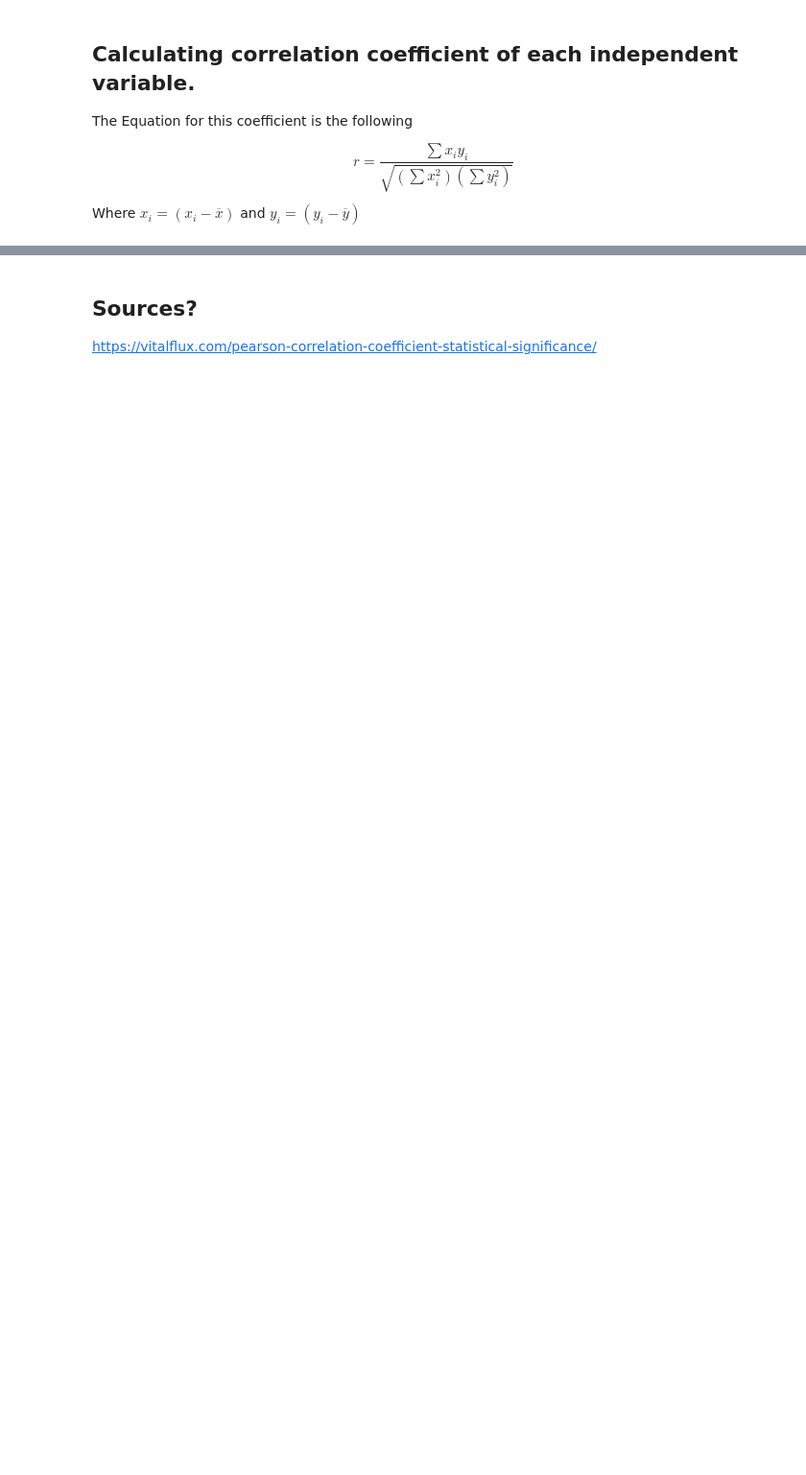
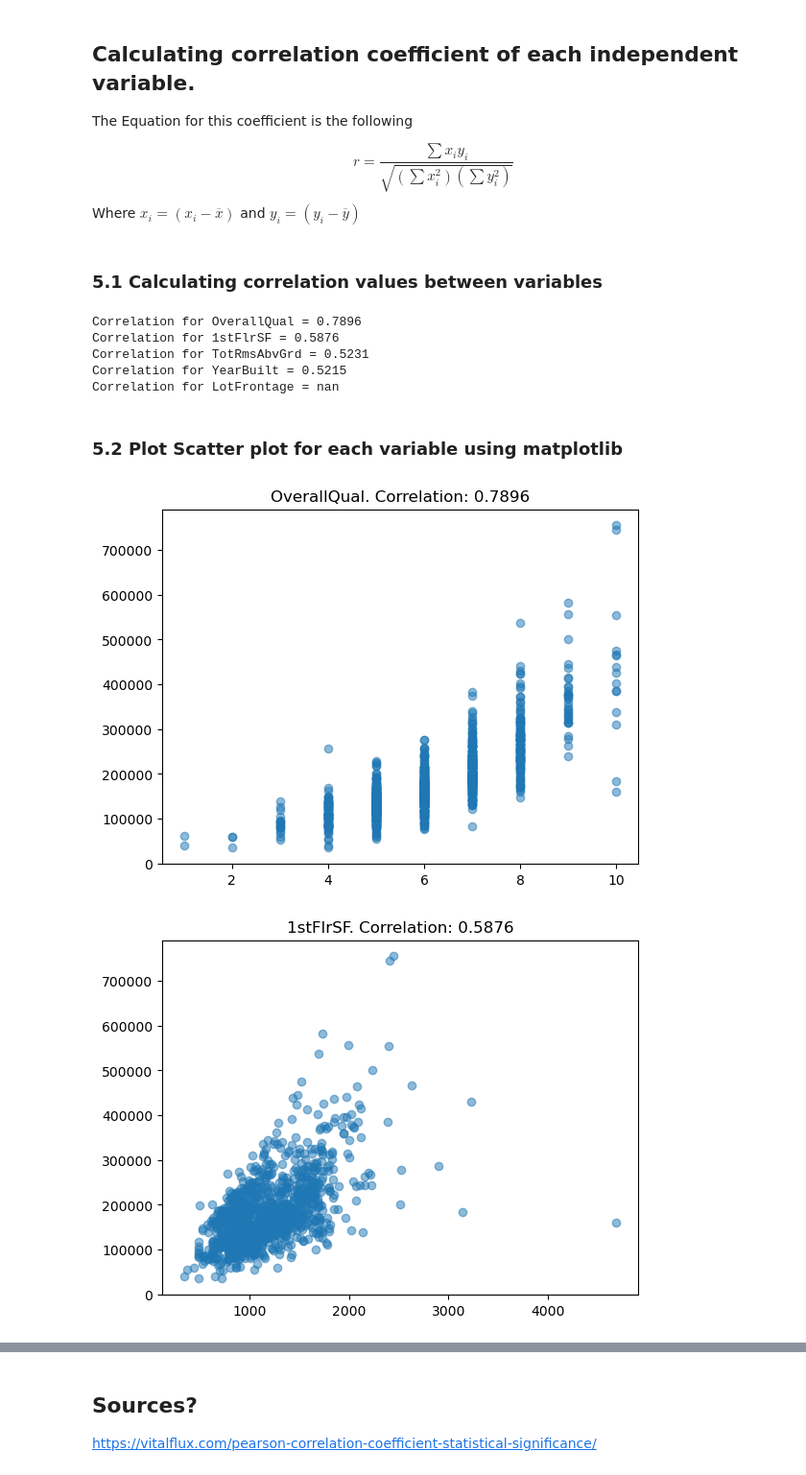
Before and after one commit to ochamodev/DS_Proyecto1_19001395_V, a Jupyter notebook: project1_code.ipynb, the cells around one changed output, grey strips where cells are left out. Shown at 96% size. Drawn from its saved outputs; the diff is of its cells as text; code cells hidden in the pictures; blank space fills up the shorter version.

```diff
--- a/project1_code.ipynb
+++ b/project1_code.ipynb
@@ -141,3 +178,68 @@ $$
 $$
 
 Where $x_i = (x_i - \overline{x})$ and $y_i = (y_i - \overline{y})$
+# %% [markdown]
+### 5.1 Calculating correlation values between variables
+# %%
+corrOverallQual = ufs.calculateCorrelation(dataset_train[OVERALL_QUAL_COL], salesColumn_train)
+corrFirstFloor = ufs.calculateCorrelation(dataset_train[FIRST_FLOOR_SF_COL], salesColumn_train)
+corrTotalRooms = ufs.calculateCorrelation(dataset_train[TOTAL_ROOMS_ABOVE_GRADE_COL], salesColumn_train)
+corrYearBuilt = ufs.calculateCorrelation(dataset_train[YEAR_BUILT_COL], salesColumn_train)
+corrLotFrontage = ufs.calculateCorrelation(dataset_train[LOT_FRONTAGE_COL], salesColumn_train)
+
+ufs.printCorrelation(OVERALL_QUAL_COL, corrOverallQual[0, 1])
+ufs.printCorrelation(FIRST_FLOOR_SF_COL, corrFirstFloor[0, 1])
+ufs.printCorrelation(TOTAL_ROOMS_ABOVE_GRADE_COL, corrTotalRooms[0, 1])
+ufs.printCorrelation(YEAR_BUILT_COL, corrYearBuilt[0, 1])
+ufs.printCorrelation(LOT_FRONTAGE_COL, corrLotFrontage[0, 1])
+# %% [output]
+Correlation for OverallQual = 0.7896
+Correlation for 1stFlrSF = 0.5876
+Correlation for TotRmsAbvGrd = 0.5231
+Correlation for YearBuilt = 0.5215
+Correlation for LotFrontage = nan
+# %% [markdown]
+### 5.2 Plot Scatter plot for each variable using matplotlib
+# %%
+args = CorrelationPlotArgs(
+    x = dataset_train[OVERALL_QUAL_COL],
+    y = salesColumn_train,
+    correlation= corrOverallQual[0, 1],
+    title=OVERALL_QUAL_COL
+)
+ufs.plotScatterPlot(args)
+
+args = CorrelationPlotArgs(
+    x = dataset_train[FIRST_FLOOR_SF_COL],
+    y = salesColumn_train,
+    correlation= corrFirstFloor[0, 1],
+    title=FIRST_FLOOR_SF_COL
+)
+ufs.plotScatterPlot(args)
+
+args = CorrelationPlotArgs(
+    x = dataset_train[TOTAL_ROOMS_ABOVE_GRADE_COL],
+    y = salesColumn_train,
+    correlation=corrTotalRooms[0, 1],
+    title=TOTAL_ROOMS_ABOVE_GRADE_COL
+)
+ufs.plotScatterPlot(args)
+
+args = CorrelationPlotArgs(
+    x = dataset_train[YEAR_BUILT_COL],
+    y = salesColumn_train,
+    correlation=corrYearBuilt[0, 1],
+    title=YEAR_BUILT_COL
+)
+ufs.plotScatterPlot(args)
+
+args = CorrelationPlotArgs(
+    x = dataset_train[LOT_FRONTAGE_COL],
+    y = salesColumn_train,
+    correlation=corrLotFrontage[0, 1],
+    title=LOT_FRONTAGE_COL
+)
+ufs.plotScatterPlot(args)
+# %% [output]
+[figure, added]
+[figure, added]
```
Also changed, not shown: parts of 18 cells of this notebook, 1 other file.
